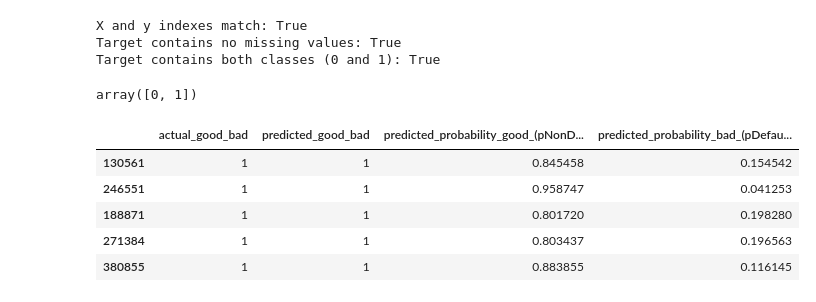
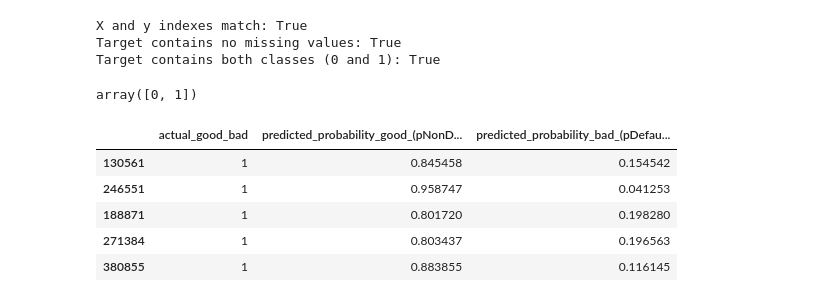
Before and after one commit to aminmirhaj/credit-risk-modeling, a Jupyter notebook: notebooks/00_initial_full_version.ipynb, the cells around one changed output. Cells and saved outputs as stored; diff of their text form; code cells hidden in the pictures.

```diff
--- a/notebooks/00_initial_full_version.ipynb
+++ b/notebooks/00_initial_full_version.ipynb
@@ -2431,20 +2431,19 @@ y_hat_test_proba = y_hat_test_proba[:, 1]
 # %%
 # Create a DataFrame containing actual values and model predictions
 df_actual_predicted_probs = pd.DataFrame(
     {
         "actual_good_bad": y_test,
-        "predicted_good_bad": y_hat_test,
         "predicted_probability_good_(pNonDefault_1)": y_hat_test_proba,
         "predicted_probability_bad_(pDefault_0)": 1 - y_hat_test_proba
     },
     index=X_test.index
 )
 
 df_actual_predicted_probs.sample(5, random_state=42)
 # %% [output]
-|  | actual_good_bad | predicted_good_bad | predicted_probability_good_(pNonD... | predicted_probability_bad_(pDefau... |
-| 130561 | 1 | 1 | 0.845458 | 0.154542 |
-| 246551 | 1 | 1 | 0.958747 | 0.041253 |
-| 188871 | 1 | 1 | 0.801720 | 0.198280 |
-| 271384 | 1 | 1 | 0.803437 | 0.196563 |
-| 380855 | 1 | 1 | 0.883855 | 0.116145 |
+|  | actual_good_bad | predicted_probability_good_(pNonD... | predicted_probability_bad_(pDefau... |
+| 130561 | 1 | 0.845458 | 0.154542 |
+| 246551 | 1 | 0.958747 | 0.041253 |
+| 188871 | 1 | 0.801720 | 0.198280 |
+| 271384 | 1 | 0.803437 | 0.196563 |
+| 380855 | 1 | 0.883855 | 0.116145 |
```
Also changed, not shown: parts of 38 cells of this notebook.
